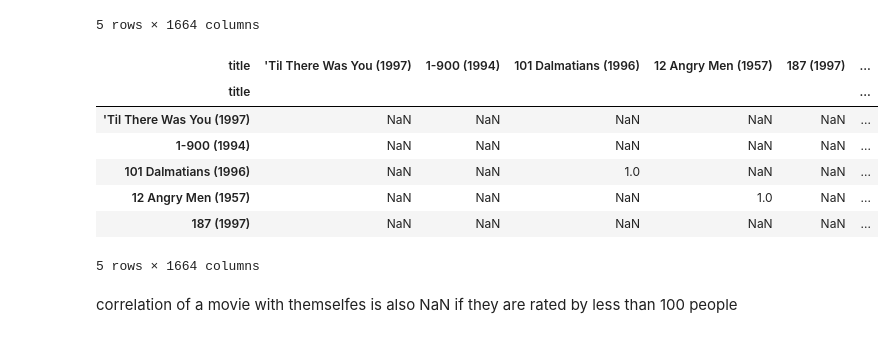
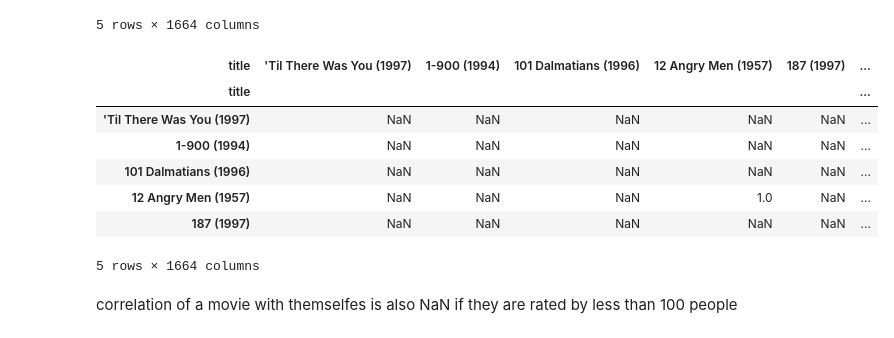
Before and after one commit to Rahulraj31/Movie-Recommendation-System, a Jupyter notebook: IteamBasedCF.ipynb, the cells around one changed output. Saved outputs shown, nothing was run; the diff lists cells and outputs as text; code cells hidden in the pictures.

```diff
--- a/IteamBasedCF.ipynb
+++ b/IteamBasedCF.ipynb
@@ -48,15 +48,15 @@ corrMatrix.head()
 | 187 (1997) | -0.5 | NaN | 0.269191 | 0.666667 | 1.000000 | ... |
 5 rows × 1664 columns
 # %%
-corrMatrix= userRating.corr(method="pearson", min_periods=100)
+corrMatrix= userRating.corr(method="pearson", min_periods=110)
 #finds corr between movies rated by 100 people min.
 corrMatrix.head()
 # %% [output]
 | title | 'Til There Was You (1997) | 1-900 (1994) | 101 Dalmatians (1996) | 12 Angry Men (1957) | 187 (1997) | ... |
 | title |  |  |  |  |  | ... |
 | 'Til There Was You (1997) | NaN | NaN | NaN | NaN | NaN | ... |
 | 1-900 (1994) | NaN | NaN | NaN | NaN | NaN | ... |
-| 101 Dalmatians (1996) | NaN | NaN | 1.0 | NaN | NaN | ... |
+| 101 Dalmatians (1996) | NaN | NaN | NaN | NaN | NaN | ... |
 | 12 Angry Men (1957) | NaN | NaN | NaN | 1.0 | NaN | ... |
 | 187 (1997) | NaN | NaN | NaN | NaN | NaN | ... |
 5 rows × 1664 columns
```
Also changed, not shown: parts of 3 cells of this notebook, 1 other file.
